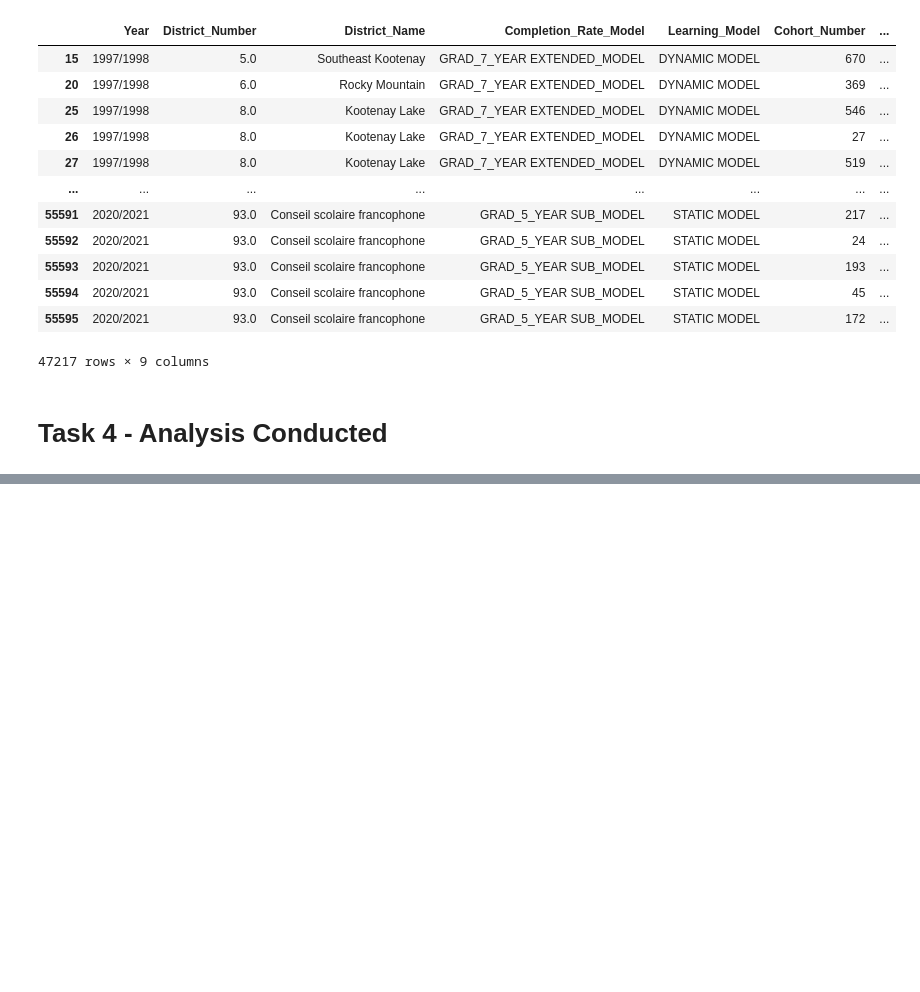
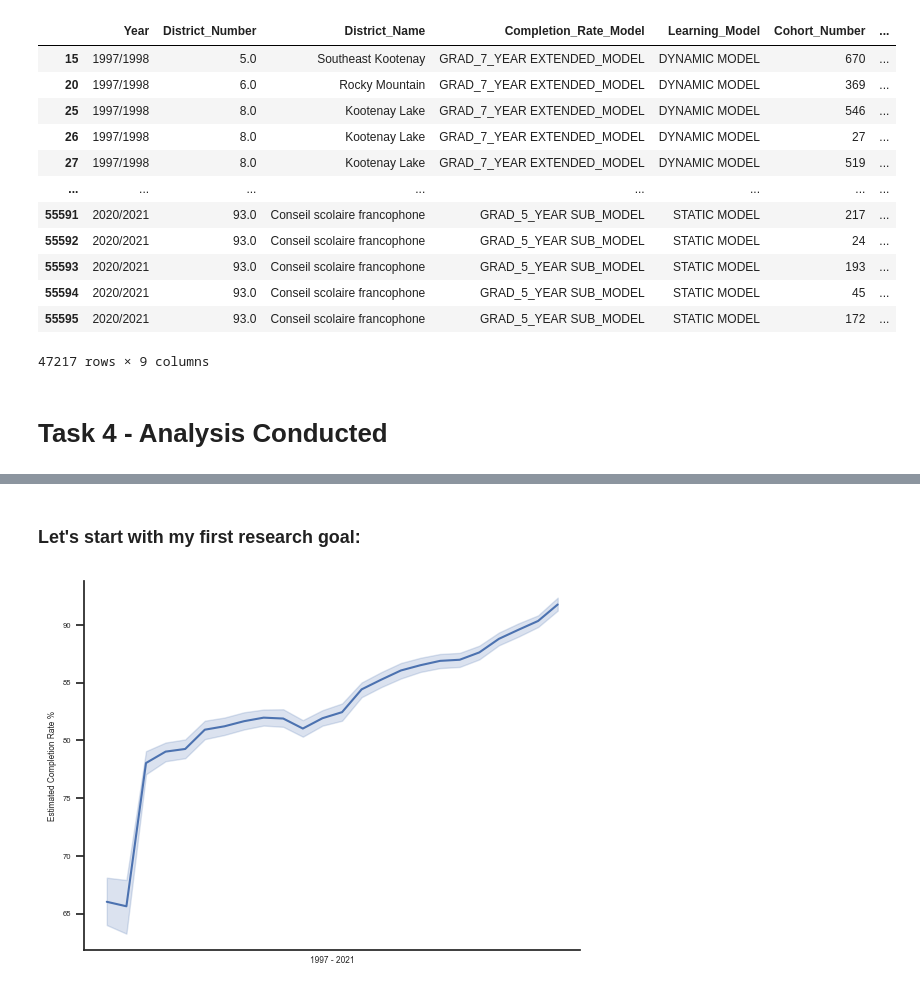
Before and after one commit to ubco-W2022T1-cosc301/project-group19, a Jupyter notebook: notebooks/analysis3.ipynb, the cells around one changed output, grey strips where cells are left out. Cells and saved outputs as stored; diff of their text form; code cells hidden in the pictures; blank space fills up the shorter version.

```diff
--- a/notebooks/analysis3.ipynb
+++ b/notebooks/analysis3.ipynb
@@ -372,0 +373,18 @@ complete task 4
+# %% [markdown]
+### Let's start with my first research goal:
+# %%
+cdf = cdf[cdf['ESTIMATED_COMPLETION_RATE']>=0]
+
+sns.set_theme(style='ticks',font_scale =0.5)
+plt.rc("axes.spines", top=False, right=False)
+ax = sns.lineplot(x='YEAR_6_OF_COHORT', y ='ESTIMATED_COMPLETION_RATE', data=cdf)
+
+plt.tick_params(left = True, right = False , labelleft = True ,
+                labelbottom = False, bottom = False)
+
+
+plt.xlabel("1997 - 2021")
+plt.ylabel("Estimated Completion Rate %")
+plt.show()
+# %% [output]
+[figure, added]
```
Also changed, not shown: parts of 31 cells of this notebook.
